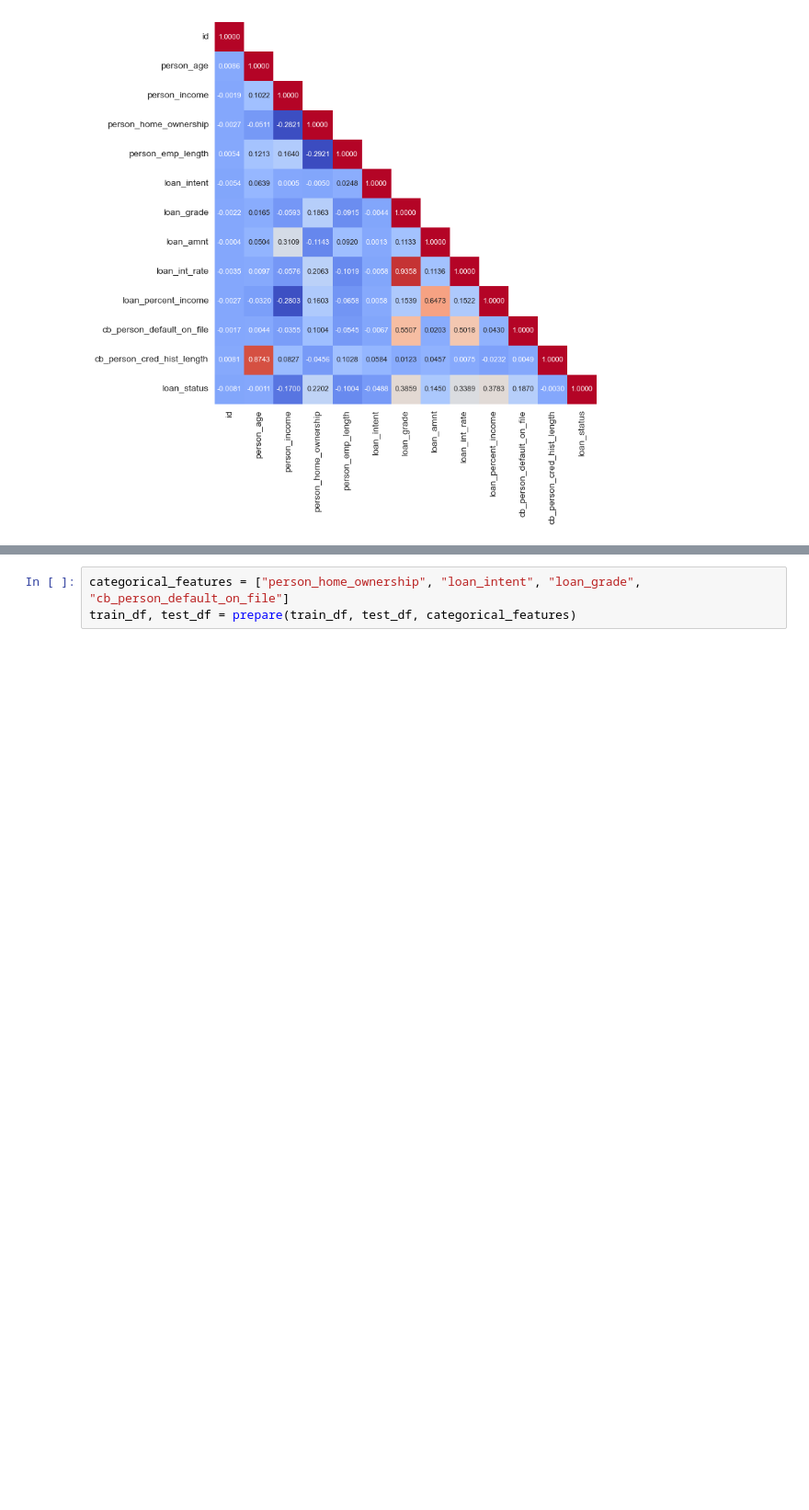
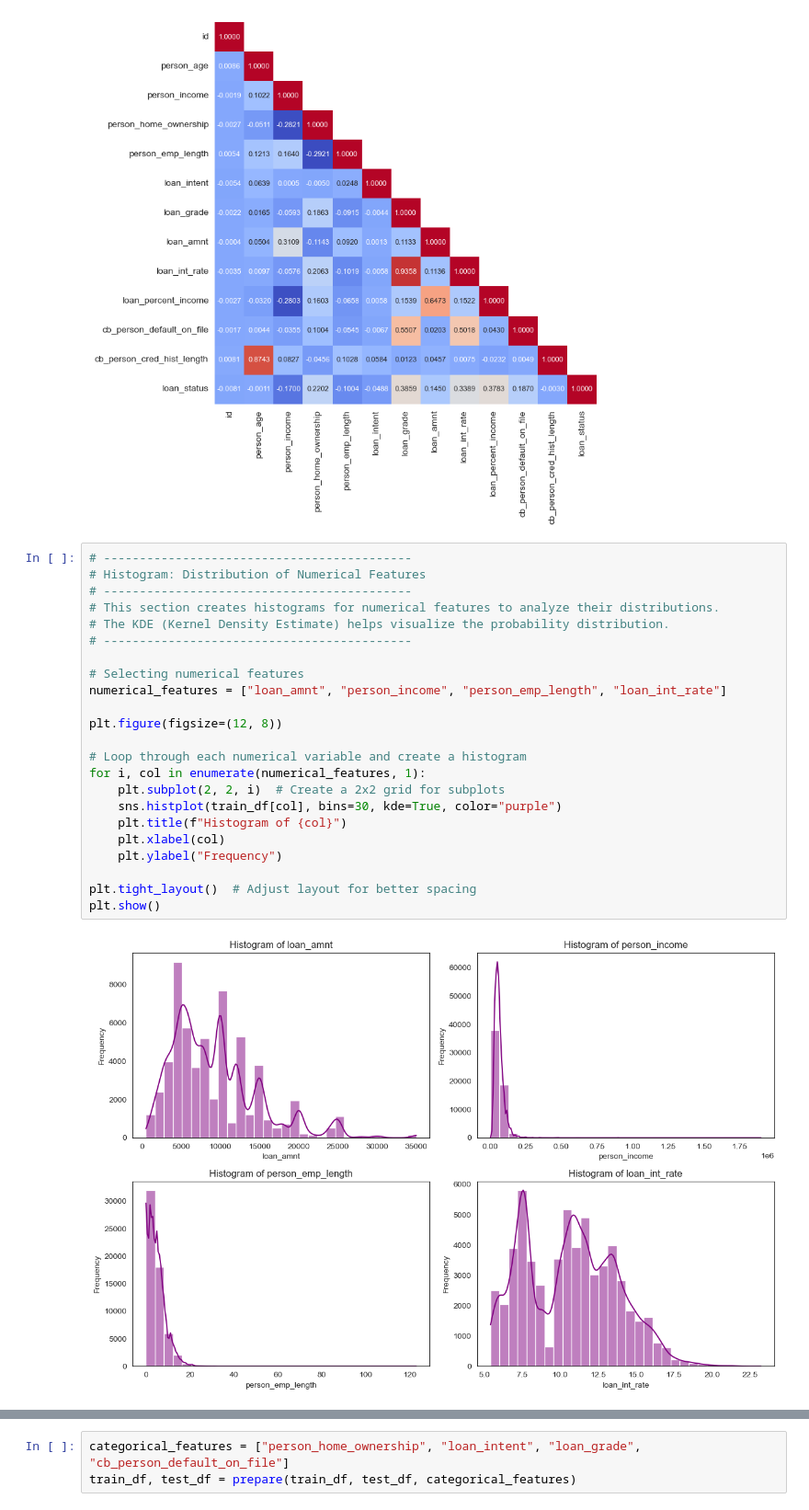
Before and after one commit to baylethedread/Loan_Approval_Prediction, a Jupyter notebook: Loan Approval Model.ipynb, the cells around one changed output, grey strips where cells are left out. Shown: that part at 92% size. Drawn from its saved outputs; the diff is of its cells as text; blank space fills up the shorter version.

```diff
--- a/Loan Approval Model.ipynb
+++ b/Loan Approval Model.ipynb
@@ -288,3 +288,28 @@ plt.tight_layout()
 plt.show()
 # %% [output]
 [figure]
+# %%
+# -------------------------------------------
+# Histogram: Distribution of Numerical Features
+# -------------------------------------------
+# This section creates histograms for numerical features to analyze their distributions.
+# The KDE (Kernel Density Estimate) helps visualize the probability distribution.
+# -------------------------------------------
+
+# Selecting numerical features
+numerical_features = ["loan_amnt", "person_income", "person_emp_length", "loan_int_rate"]
+
+plt.figure(figsize=(12, 8))
+
+# Loop through each numerical variable and create a histogram
+for i, col in enumerate(numerical_features, 1):
+    plt.subplot(2, 2, i)  # Create a 2x2 grid for subplots
+    sns.histplot(train_df[col], bins=30, kde=True, color="purple")
+    plt.title(f"Histogram of {col}")
+    plt.xlabel(col)
+    plt.ylabel("Frequency")
+
+plt.tight_layout()  # Adjust layout for better spacing
+plt.show()
+# %% [output]
+[figure, added]
```
Also changed, not shown: parts of 24 cells of this notebook, 7 other files.
